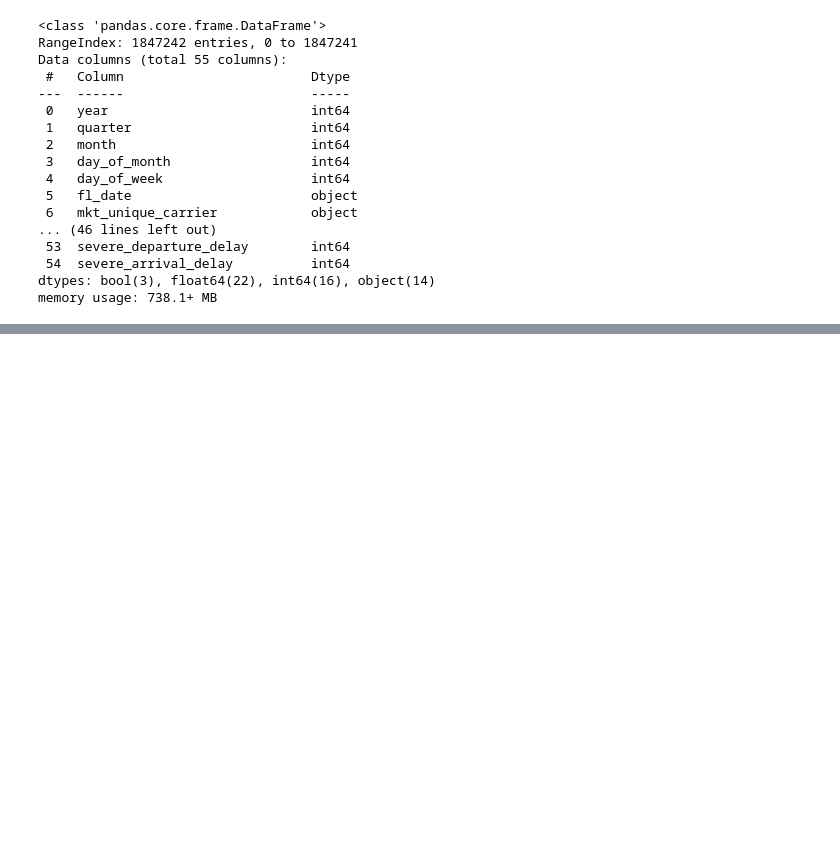
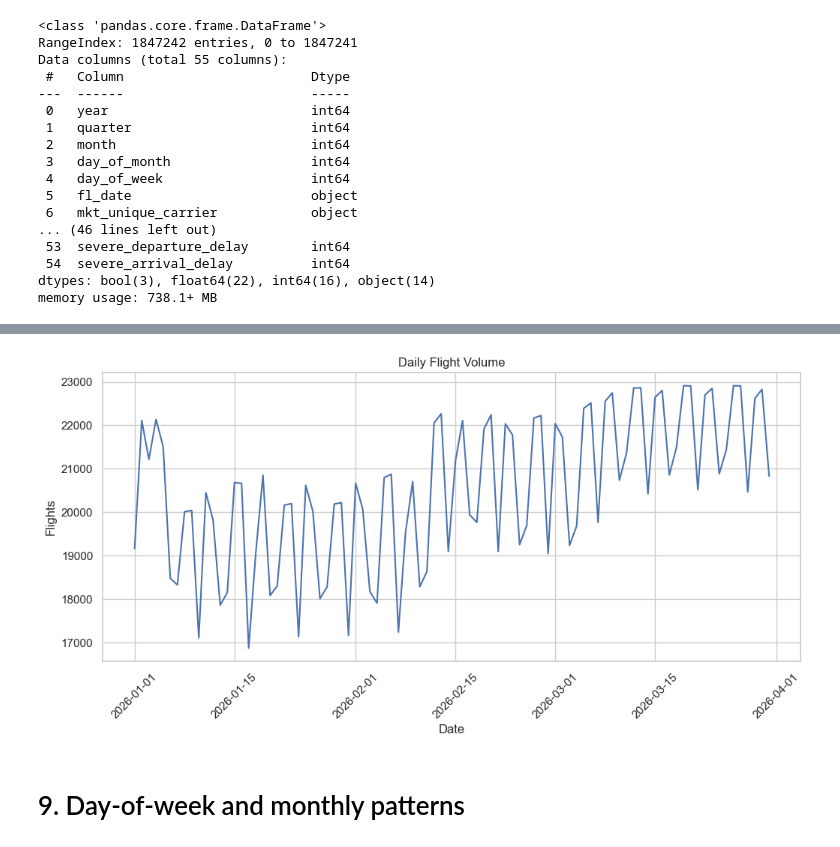
Before and after one commit to BhupathiTharun/Airline-Operations-Intelligence, a Jupyter notebook: notebooks/06_eda.ipynb, the cells around one changed output, grey strips where cells are left out. Cells and saved outputs as stored; diff of their text form; code cells hidden in the pictures; blank space fills up the shorter version.

```diff
--- a/notebooks/06_eda.ipynb
+++ b/notebooks/06_eda.ipynb
@@ -1074,0 +287,13 @@ The delay problem was concentrated primarily in [airlines/routes/causes], sugges
+# %%
+daily_flights = df.groupby("fl_date").size()
+plt.figure(figsize=(12,5))
+plt.plot(daily_flights.index, daily_flights.values)
+plt.title("Daily Flight Volume")
+plt.xlabel("Date")
+plt.ylabel("Flights")
+plt.xticks(rotation=45)
+plt.show()
+# %% [output]
+[figure, added]
+# %% [markdown]
+# 9. Day-of-week and monthly patterns
```
Also changed, not shown: parts of 251 cells of this notebook, 2 other files.
